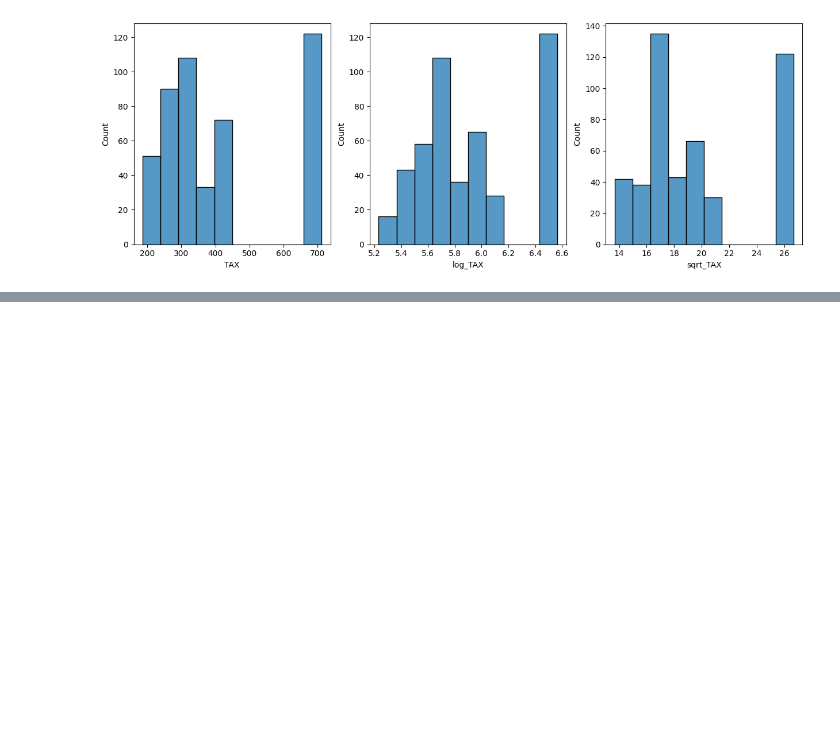
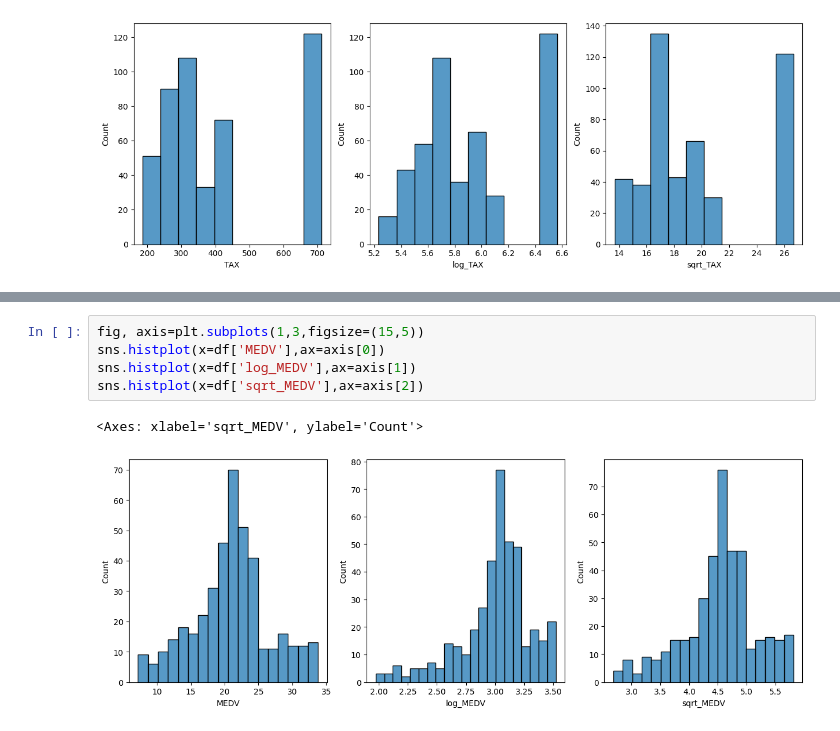
Before and after one commit to Farazmghm/Business-Machine-Learning-and-EDA, a Jupyter notebook: Crime.ipynb, the cells around one changed output, grey strips where cells are left out. Cells and saved outputs as stored; diff of their text form; blank space fills up the shorter version.

```diff
--- a/Crime.ipynb
+++ b/Crime.ipynb
@@ -490,0 +531,8 @@ Index(['CRIM', 'INDUS', 'NOX', 'RM', 'AGE', 'DIS', 'RAD', 'TAX', 'PTRATIO',
+# %%
+fig, axis=plt.subplots(1,3,figsize=(15,5))
+sns.histplot(x=df['MEDV'],ax=axis[0])
+sns.histplot(x=df['log_MEDV'],ax=axis[1])
+sns.histplot(x=df['sqrt_MEDV'],ax=axis[2])
+# %% [output]
+<Axes: xlabel='sqrt_MEDV', ylabel='Count'>
+[figure, added]
```
Also changed, not shown: parts of 17 cells of this notebook.
